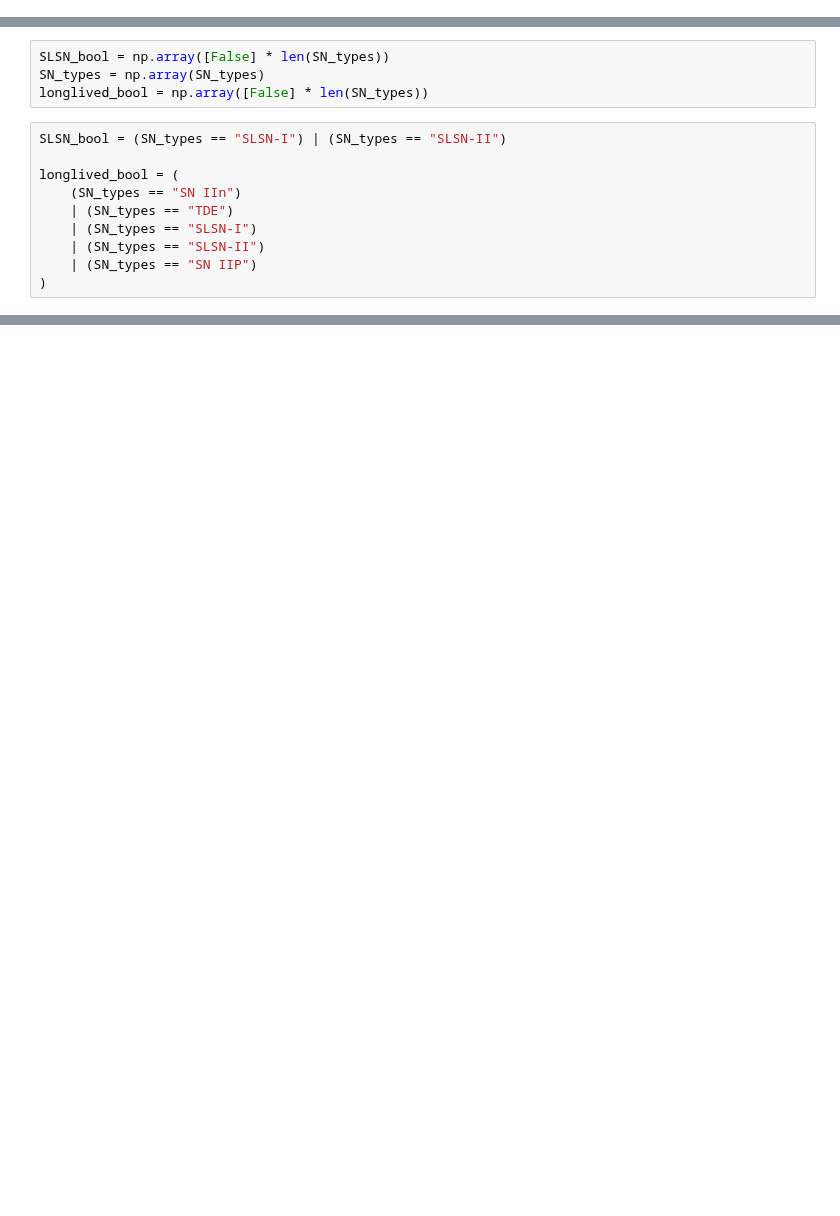
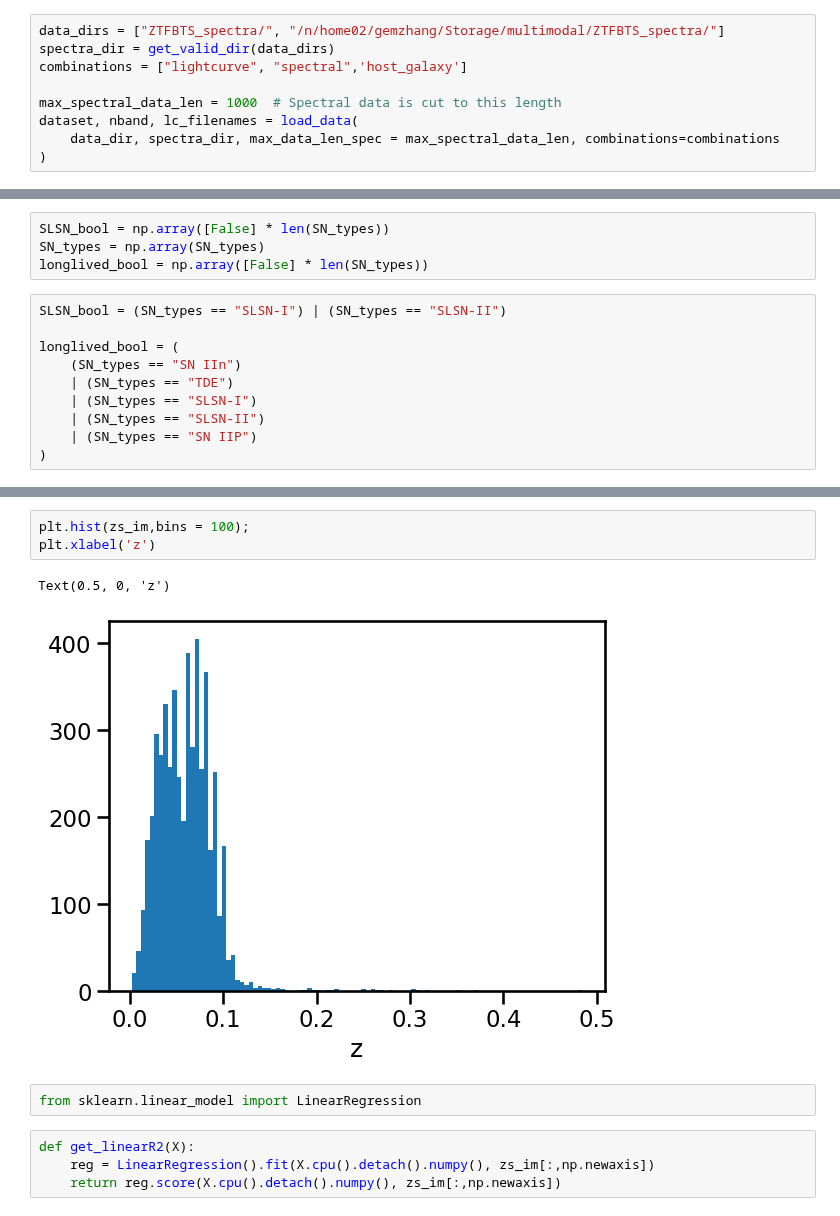
Before and after one commit to ThomasHelfer/multimodal-supernovae, a Jupyter notebook: inference_model.ipynb, the cells around one changed output, grey strips where cells are left out. Drawn from its saved outputs; the diff is of its cells as text; blank space fills up the shorter version.

```diff
--- a/inference_model.ipynb
+++ b/inference_model.ipynb
@@ -98,0 +123,9 @@ Loading light curves...
+# %%
+data_dirs = ["ZTFBTS_spectra/", "/n/home02/gemzhang/Storage/multimodal/ZTFBTS_spectra/"]
+spectra_dir = get_valid_dir(data_dirs)
+combinations = ["lightcurve", "spectral",'host_galaxy']
+
+max_spectral_data_len = 1000  # Spectral data is cut to this length
+dataset, nband, lc_filenames = load_data(
+    data_dir, spectra_dir, max_data_len_spec = max_spectral_data_len, combinations=combinations
+)
@@ -347,0 +570,12 @@ plt.ylabel("Light Curve Cosine Similarity");
+# %%
+plt.hist(zs_im,bins = 100);
+plt.xlabel('z')
+# %% [output]
+Text(0.5, 0, 'z')
+[figure, added]
+# %%
+from sklearn.linear_model import LinearRegression
+# %%
+def get_linearR2(X):
+    reg = LinearRegression().fit(X.cpu().detach().numpy(), zs_im[:,np.newaxis])
+    return reg.score(X.cpu().detach().numpy(), zs_im[:,np.newaxis])
```
Also changed, not shown: parts of 29 cells of this notebook.
